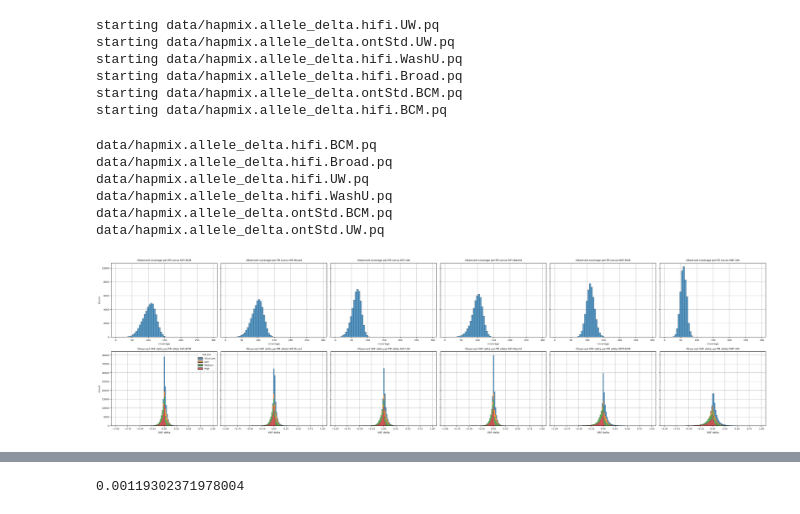
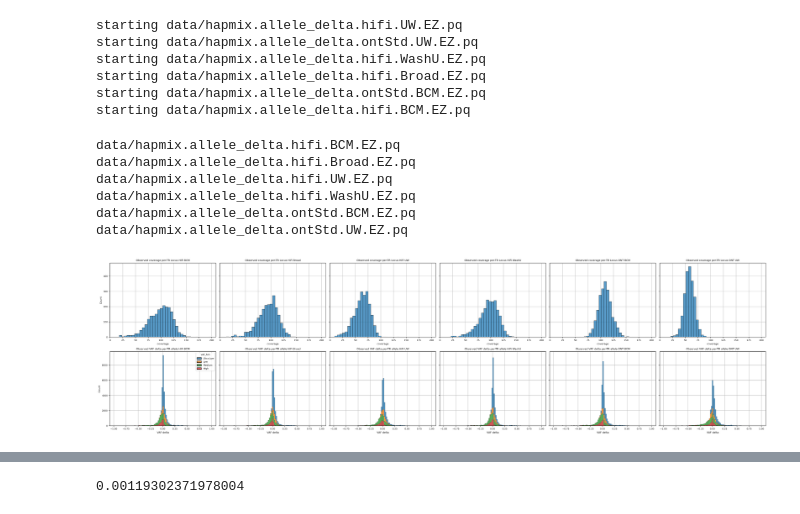
Before and after one commit to BCM-HGSC/SMaHT_MIMS, a Jupyter notebook: allele_delta/ObservedVAF.ipynb, the cells around one changed output, grey strips where cells are left out. Drawn from its saved outputs; the diff is of its cells as text; code cells hidden in the pictures.

```diff
--- a/allele_delta/ObservedVAF.ipynb
+++ b/allele_delta/ObservedVAF.ipynb
@@ -8,7 +8,7 @@ from scipy.stats import pearsonr
 from collections import Counter
 import glob
 # %%
-truth = pd.read_csv("data/allele.deltas.txt", sep='\t')
+truth = pd.read_csv("data/allele.deltas.v2easy.txt", sep='\t')
 props = {"HG00438": 0.5 / 100,
          "HG002":   2 / 100,
          "HG02257": 2 / 100,
@@ -108,7 +116,7 @@ def match_reads_to_haplotypes(data):
 parts = []
 for fn in glob.glob("data/hapmix*tsv"):
     _, tech, _, center = fn.split('/')[1].split('.')[0].split('_')
-    out_name = f"data/hapmix.allele_delta.{tech}.{center}.pq"
+    out_name = f"data/hapmix.allele_delta.{tech}.{center}.EZ.pq"
     print("starting", out_name)
 
     data = pd.read_csv(fn, sep='\t', names=["chrom", "start", "end", "data"])
@@ -129,19 +137,19 @@ for fn in glob.glob("data/hapmix*tsv"):
     del(full_data)
     del(measure)
 # %% [output]
-starting data/hapmix.allele_delta.hifi.UW.pq
-starting data/hapmix.allele_delta.ontStd.UW.pq
-starting data/hapmix.allele_delta.hifi.WashU.pq
-starting data/hapmix.allele_delta.hifi.Broad.pq
-starting data/hapmix.allele_delta.ontStd.BCM.pq
-starting data/hapmix.allele_delta.hifi.BCM.pq
+starting data/hapmix.allele_delta.hifi.UW.EZ.pq
+starting data/hapmix.allele_delta.ontStd.UW.EZ.pq
+starting data/hapmix.allele_delta.hifi.WashU.EZ.pq
+starting data/hapmix.allele_delta.hifi.Broad.EZ.pq
+starting data/hapmix.allele_delta.ontStd.BCM.EZ.pq
+starting data/hapmix.allele_delta.hifi.BCM.EZ.pq
 # %%
-files = ["data/hapmix.allele_delta.hifi.BCM.pq",
-         "data/hapmix.allele_delta.hifi.Broad.pq",
-         "data/hapmix.allele_delta.hifi.UW.pq",
-         "data/hapmix.allele_delta.hifi.WashU.pq",
-         "data/hapmix.allele_delta.ontStd.BCM.pq",
-         "data/hapmix.allele_delta.ontStd.UW.pq"]
+files = ["data/hapmix.allele_delta.hifi.BCM.EZ.pq",
+         "data/hapmix.allele_delta.hifi.Broad.EZ.pq",
+         "data/hapmix.allele_delta.hifi.UW.EZ.pq",
+         "data/hapmix.allele_delta.hifi.WashU.EZ.pq",
+         "data/hapmix.allele_delta.ontStd.BCM.EZ.pq",
+         "data/hapmix.allele_delta.ontStd.UW.EZ.pq"]
 fig, ax = plt.subplots(nrows=2,
                        ncols=len(files),
                        figsize=(5 * len(files), 8),
@@ -156,18 +164,19 @@ for i, fn in enumerate(files):
     print(fn)
     data = pd.read_parquet(fn)
     # All alternate alleles ≥5bp
+    data['span'] = data['end'] - data['start']
     j = data.set_index(['chrom', 'start', 'end'])
     # Condition 1: all non-zero expected_len are > 5
     cond1 = j[j['expected_len'] != 0]['expected_len'].abs().gt(5).groupby(['chrom', 'start', 'end']).all()
     # Condition 2: at least one non-zero expected_len
     cond2 = j['expected_len'].ne(0).groupby(['chrom', 'start', 'end']).any()
     # Combine both conditions
-    keep = cond1 & cond2
+    keep = cond1 & cond2 & (j['span'] < 250)
     # Subset data
     data = j.loc[keep[keep].index].reset_index()
 
 
-    _, _, tech, center, _ = fn.split('/')[1].split('.')
+    _, _, tech, center, _, _ = fn.split('/')[1].split('.')
     tech = {'hifi': 'HiFi', 'ontStd':"ONT"}[tech]
     unq = data[['chrom', 'start', 'end', 'coverage']].drop_duplicates()
     p = sb.histplot(data=unq, x='coverage',
@@ -186,37 +195,37 @@ for i, fn in enumerate(files):
     _ = p.set(title=f"Observed VAF delta per-TR allele {tech} {center}")
     ax[0][i].grid(zorder=1)
     ax[1][i].grid(zorder=1)
     if True: # Turn this false if you want to plot fast but miss out on the summary
         row = [(data['read_count'] == 0).sum(),  # Unsupported
                len(data[['chrom', 'start', 'end']].drop_duplicates()),
                len(data),
                unq['coverage'].mean(),
                unq['coverage'].std(),
               ]
         cols = ['No Support', "Num Loci", "Num Alleles", 'Mean Coverage', "STD Coverage"]
         for min_cov in [1, 3, 5]:
             view = data[data['read_count'] >= min_cov]
             total = len(view)
             vaf_delta_mse = (view['VAF delta'] ** 2).sum() / total
             vaf_delta_std = view['VAF delta'].std()
             vaf_delta_mean = view['VAF delta'].mean()
             row.extend([total, vaf_delta_mse, vaf_delta_std, vaf_delta_mean])
             cols.extend([f"num_loci_{min_cov}x",
                          f"∆MSE_{min_cov}x",
                          f"∆STD_{min_cov}x",
                          f"∆MU_{min_cov}x"])
         tmp = pd.Series(row, index=cols)
         tmp['tech'] = tech
         tmp['center'] = center
         summary.append(tmp)
 
 plt.tight_layout()
 plt.show()
 # %% [output]
-data/hapmix.allele_delta.hifi.BCM.pq
-data/hapmix.allele_delta.hifi.Broad.pq
-data/hapmix.allele_delta.hifi.UW.pq
-data/hapmix.allele_delta.hifi.WashU.pq
-data/hapmix.allele_delta.ontStd.BCM.pq
-data/hapmix.allele_delta.ontStd.UW.pq
+data/hapmix.allele_delta.hifi.BCM.EZ.pq
+data/hapmix.allele_delta.hifi.Broad.EZ.pq
+data/hapmix.allele_delta.hifi.UW.EZ.pq
+data/hapmix.allele_delta.hifi.WashU.EZ.pq
+data/hapmix.allele_delta.ontStd.BCM.EZ.pq
+data/hapmix.allele_delta.ontStd.UW.EZ.pq
-[figure, old version]
+[figure, new version]
```
Also changed, not shown: parts of 8 cells of this notebook, 3 other files.
